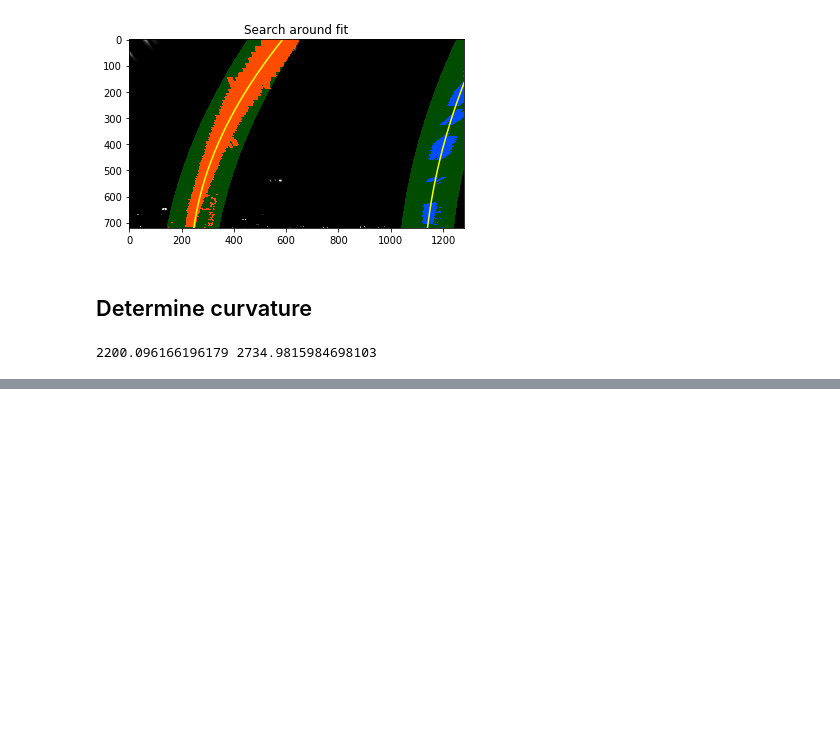
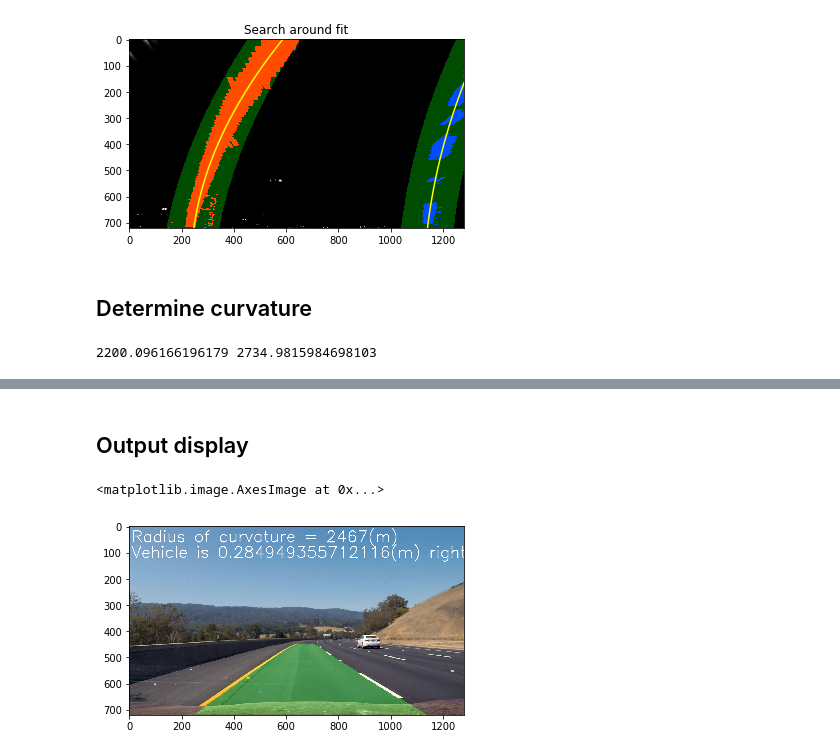
Before and after one commit to ashwinmr/CarND-Advanced-Lane-Lines, a Jupyter notebook: Main.ipynb, the cells around one changed output, grey strips where cells are left out. Drawn from its saved outputs; the diff is of its cells as text; code cells hidden in the pictures; blank space fills up the shorter version.

```diff
--- a/Main.ipynb
+++ b/Main.ipynb
@@ -428,0 +458,23 @@ print(left_curverad,right_curverad)
+# %% [markdown]
+## Output display
+# %%
+# Get radius of curvature
+curve_rad = np.int((left_curverad + right_curverad)/2)
+
+# Get offset
+offset = ((left_fitx[-1] + right_fitx[-1])/2 - result.shape[1]/2)*xm_per_pix
+
+image_text = np.copy(result)
+
+# Display radius of curvature
+cv2.putText(image_text,'Radius of curvature = '+ str(curve_rad) + '(m)',(10,60),cv2.FONT_HERSHEY_SIMPLEX,2,(255,255,255),2,cv2.LINE_AA)
+
+# Display offset
+if offset > 0:
+    cv2.putText(image_text,'Vehicle is '+ str(offset) + '(m) right of center',(10,120),cv2.FONT_HERSHEY_SIMPLEX,2,(255,255,255),2,cv2.LINE_AA)
+else:
+    cv2.putText(image_text,'Vehicle is '+ str(-offset) + '(m) left of center',(10,120),cv2.FONT_HERSHEY_SIMPLEX,2,(255,255,255),2,cv2.LINE_AA)
+plt.imshow(image_text)
+# %% [output]
+<matplotlib.image.AxesImage at 0x...>
+[figure, added]
```
Also changed, not shown: parts of 5 cells of this notebook, 1 other file.
